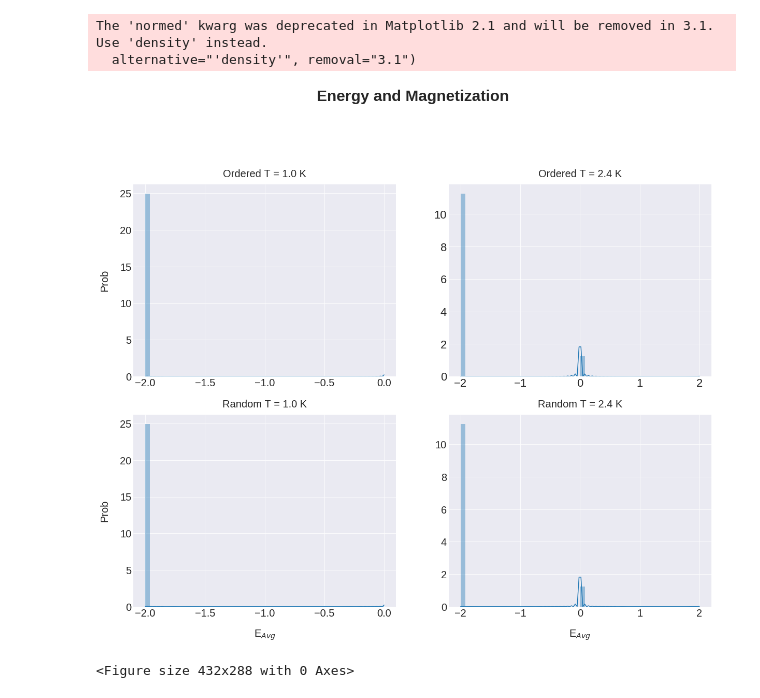
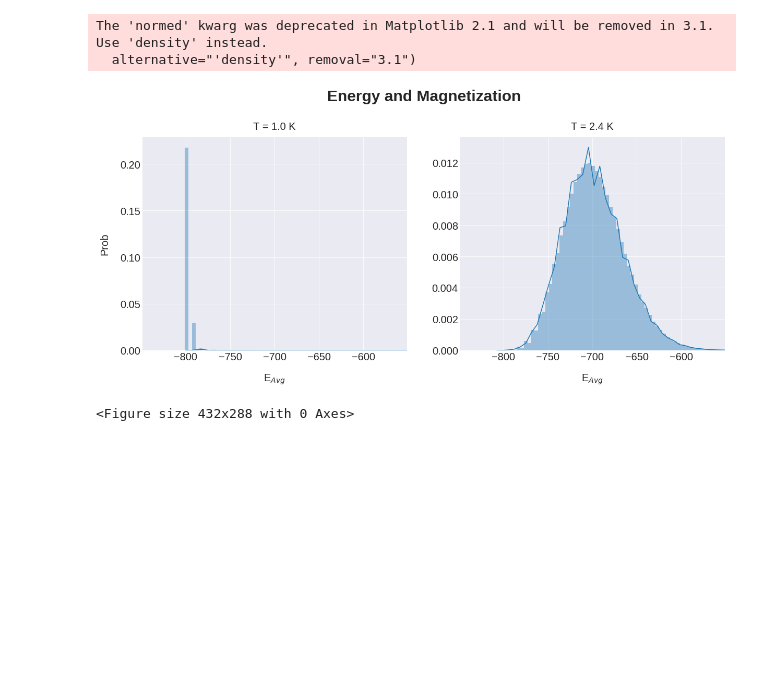
Before and after one commit to OlineRanum/FYS3150, a Jupyter notebook: Project_4/Py_Scripts/4D.ipynb, the cells around one changed output. Drawn from its saved outputs; the diff is of its cells as text; code cells hidden in the pictures; blank space fills up the shorter version.

```diff
--- a/Project_4/Py_Scripts/4D.ipynb
+++ b/Project_4/Py_Scripts/4D.ipynb
@@ -11,7 +11,7 @@ mypath_R24T                  = "/home/oline/Documents/UiO/FYS3150/FYS3150/Projec
 def read_files(path):
 
     # N, E, M in struct [Type, Value, File]
-    E = np.zeros(99000* 10)
+    E = np.zeros(99952* 10)
 
     file_counter = 0
     line_counter = 0
@@ -58,42 +35,47 @@ The 'normed' kwarg was deprecated in Matplotlib 2.1 and will be removed in 3.1.
 # %%
 fsize = 20
-fig, axs = plt.subplots(2, 2, figsize = (20,15))
+fig, axs = plt.subplots(1, 2, figsize = (20,7.5))
 plt.style.use('seaborn-darkgrid')
 fig.suptitle('Energy and Magnetization\n',y=1.05, fontsize=fsize +10, fontweight='bold')
 
-axs[0, 0].set_title('Ordered T = 1.0 K', fontsize = fsize, pad = 15)
-sns.distplot(DO1T, hist=True, ax=axs[0, 0]);
+newBins = np.arange(-849, -551, 4)
+
+axs[0].set_title('T = 1.0 K', fontsize = fsize, pad = 15)
+sns.distplot(DO1T, hist=True, bins = newBins, ax=axs[0]);
+axs[0].set_xlim([-849, -551])
 
 
-axs[1, 0].set_title('Random T = 1.0 K', fontsize = fsize, pad = 15)
-sns.distplot(DR1T, hist=True, ax=axs[1, 0]);
+axs[1].set_title('T = 2.4 K', fontsize = fsize, pad = 15)
+sns.distplot(DO24T, hist=True, bins = newBins, ax=axs[1]);
+axs[1].set_xlim([-849, -551])
+
+#axs[0, 1].set_title('Ordered T = 2.4 K', fontsize = fsize, pad = 15)
+#sns.distplot(DO24T, hist=True, ax=axs[0, 1]);
+#axs[0, 1].set_xlim([-849, -551])
 
 
-axs[0, 1].set_title('Ordered T = 2.4 K', fontsize = fsize, pad = 15)
-sns.distplot(DO24T, hist=True, ax=axs[0, 1]);
+#axs[1, 1].set_title('Random T = 2.4 K', fontsize = fsize, pad = 15)
+#sns.distplot(DR24T, hist=True, ax=axs[1, 1]);
+#axs[1, 1].set_xlim([-849, -551])
 
 
-axs[1, 1].set_title('Random T = 2.4 K', fontsize = fsize, pad = 15)
-sns.distplot(DR24T, hist=True, ax=axs[1, 1]);
+axs[0].set_xlabel('E$_{Avg}$', fontsize = fsize, labelpad = 20)
+axs[1].set_xlabel('E$_{Avg}$', fontsize = fsize, labelpad = 20)
+axs[0].set_ylabel('Prob', fontsize = fsize, labelpad = 20)
+#axs[1, 0].set_ylabel('Prob', fontsize = fsize, labelpad = 20)
 
-
-axs[1, 0].set_xlabel('E$_{Avg}$', fontsize = fsize, labelpad = 20)
-axs[1, 1].set_xlabel('E$_{Avg}$', fontsize = fsize, labelpad = 20)
-axs[0, 0].set_ylabel('Prob', fontsize = fsize, labelpad = 20)
-axs[1, 0].set_ylabel('Prob', fontsize = fsize, labelpad = 20)
-
-axs[0, 0].tick_params(labelsize=fsize)
-axs[1, 0].tick_params(labelsize=fsize)
-axs[1, 1].tick_params(labelsize=fsize)
-axs[0, 1].tick_params(labelsize=22)
+axs[0].tick_params(labelsize=fsize)
+axs[1].tick_params(labelsize=fsize)
+#axs[1, 1].tick_params(labelsize=fsize)
+#axs[0, 1].tick_params(labelsize=22)
 
 # Hide x labels and tick labels for top plots and y ticks for right plots.
 
 
 plt.show()
 plt.savefig('Plot4.png', bbox_inches='tight')
 # %% [output]
 The 'normed' kwarg was deprecated in Matplotlib 2.1 and will be removed in 3.1. Use 'density' instead.
   alternative="'density'", removal="3.1")
-[figure, old version]
+[figure, new version]
 <Figure size 432x288 with 0 Axes>
```
Also changed, not shown: parts of 3 cells of this notebook, 13 other files.
